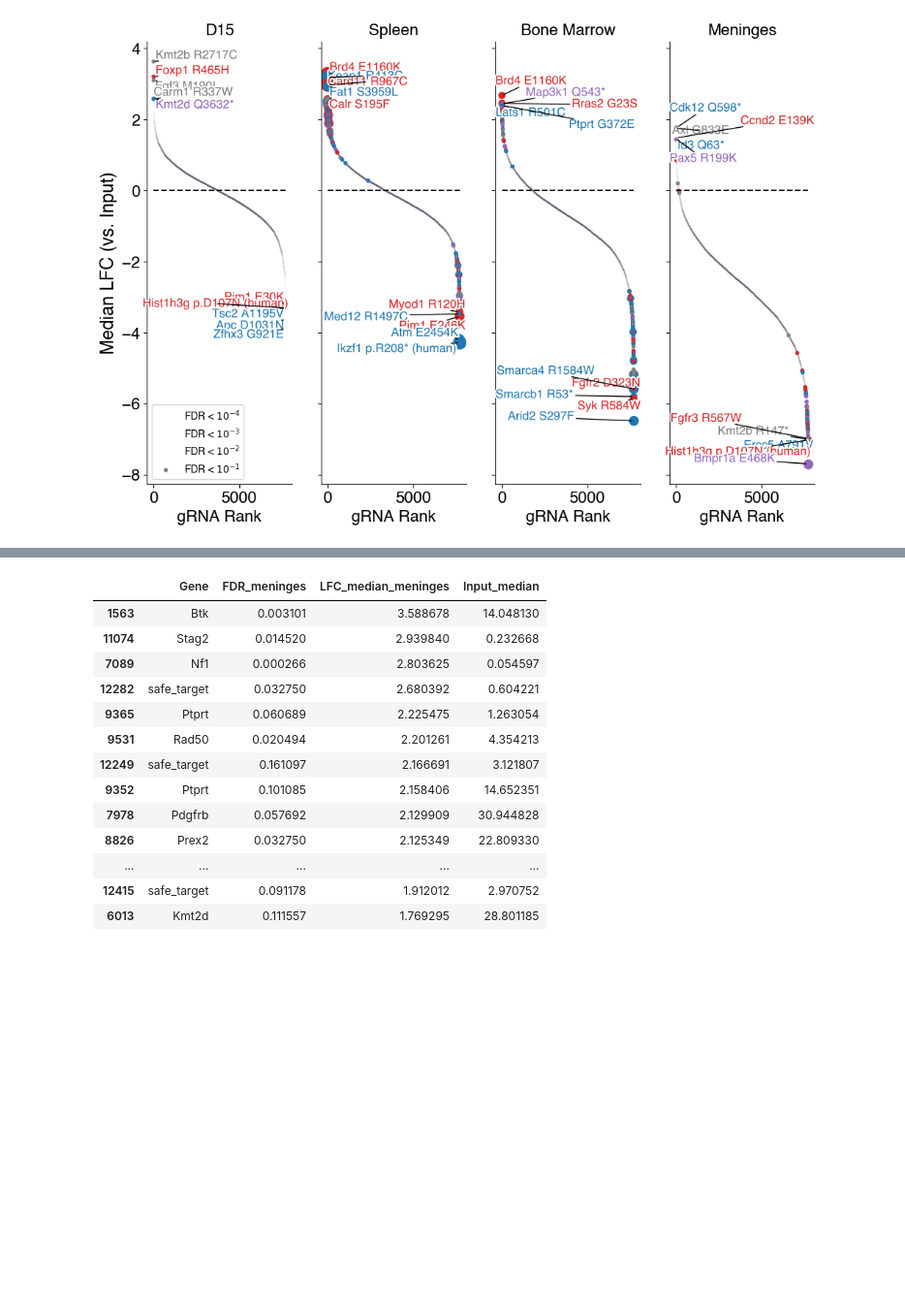
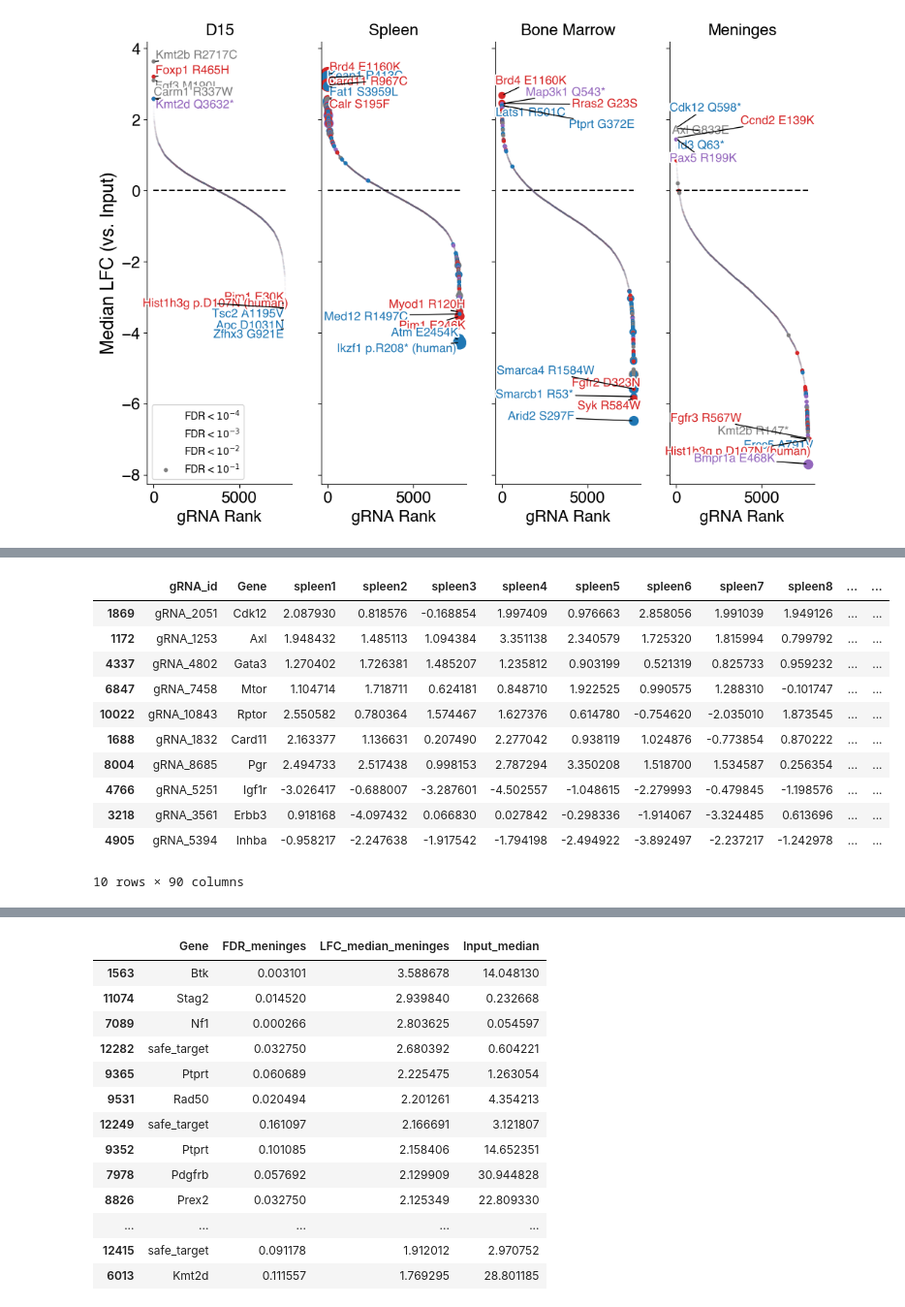
Before and after one commit to samgould2/B-ALL-in-vivo-base-editing, a Jupyter notebook: figure2.ipynb, the cells around one changed output, grey strips where cells are left out. Shown at 97% size. Drawn from its saved outputs; the diff is of its cells as text; code cells hidden in the pictures; blank space fills up the shorter version.

```diff
--- a/figure2.ipynb
+++ b/figure2.ipynb
@@ -1361,0 +1364,35 @@ Text(0.5, 1.0, 'Meninges')
+# %%
+ABE_LFC_FDR = pd.read_csv('ABE_LFC_FDR_df.csv')
+CBE_LFC_FDR = pd.read_csv('CBE_LFC_FDR_df.csv')
+
+
+cosmic = pd.read_csv('source_data/Census_allSun Nov 17 02_26_47 2024.csv').fillna('Undefined')
+
+t_dict = {'TSG':'TSG', 'TSG, fusion':'TSG', 'Undefined':'Undefined', 'fusion':'Undefined', 'oncogene':'Oncogene',
+       'oncogene, TSG':'Oncogene/TSG', 'oncogene, TSG, fusion':'Oncogene/TSG', 'oncogene, fusion': 'Oncogene'}
+
+gene_type = []
+for i, val in ABE_LFC_FDR.iterrows():
+    v = val['gene_name_h']
+    subset = cosmic[cosmic['Gene Symbol']==v]
+    if len(subset)==0:
+        gene_type.append('Undefined')
+    else:
+        v2 = subset['Role in Cancer'].values[0]
+
+        gene_type.append(t_dict[v2])
+
+ABE_LFC_FDR['Role in Cancer']=gene_type
+
+gene_type = []
+for i, val in CBE_LFC_FDR.iterrows():
+    v = val['gene_name_h']
+    subset = cosmic[cosmic['Gene Symbol']==v]
+    if len(subset)==0:
+        gene_type.append('Undefined')
+    else:
+        v2 = subset['Role in Cancer'].values[0]
+
+        gene_type.append(t_dict[v2])
+
+CBE_LFC_FDR['Role in Cancer']=gene_type
@@ -1361,0 +1706,15 @@ Text(0.5, 1.0, 'Meninges')
+# %%
+top
+# %% [output]
+|  | gRNA_id | Gene | spleen1 | spleen2 | spleen3 | spleen4 | spleen5 | spleen6 | spleen7 | spleen8 | ... | ... |
+| 1869 | gRNA_2051 | Cdk12 | 2.087930 | 0.818576 | -0.168854 | 1.997409 | 0.976663 | 2.858056 | 1.991039 | 1.949126 | ... | ... |
+| 1172 | gRNA_1253 | Axl | 1.948432 | 1.485113 | 1.094384 | 3.351138 | 2.340579 | 1.725320 | 1.815994 | 0.799792 | ... | ... |
+| 4337 | gRNA_4802 | Gata3 | 1.270402 | 1.726381 | 1.485207 | 1.235812 | 0.903199 | 0.521319 | 0.825733 | 0.959232 | ... | ... |
+| 6847 | gRNA_7458 | Mtor | 1.104714 | 1.718711 | 0.624181 | 0.848710 | 1.922525 | 0.990575 | 1.288310 | -0.101747 | ... | ... |
+| 10022 | gRNA_10843 | Rptor | 2.550582 | 0.780364 | 1.574467 | 1.627376 | 0.614780 | -0.754620 | -2.035010 | 1.873545 | ... | ... |
+| 1688 | gRNA_1832 | Card11 | 2.163377 | 1.136631 | 0.207490 | 2.277042 | 0.938119 | 1.024876 | -0.773854 | 0.870222 | ... | ... |
+| 8004 | gRNA_8685 | Pgr | 2.494733 | 2.517438 | 0.998153 | 2.787294 | 3.350208 | 1.518700 | 1.534587 | 0.256354 | ... | ... |
+| 4766 | gRNA_5251 | Igf1r | -3.026417 | -0.688007 | -3.287601 | -4.502557 | -1.048615 | -2.279993 | -0.479845 | -1.198576 | ... | ... |
+| 3218 | gRNA_3561 | Erbb3 | 0.918168 | -4.097432 | 0.066830 | 0.027842 | -0.298336 | -1.914067 | -3.324485 | 0.613696 | ... | ... |
+| 4905 | gRNA_5394 | Inhba | -0.958217 | -2.247638 | -1.917542 | -1.794198 | -2.494922 | -3.892497 | -2.237217 | -1.242978 | ... | ... |
+10 rows × 90 columns
```
Also changed, not shown: parts of 4 cells of this notebook, 11 other files.
